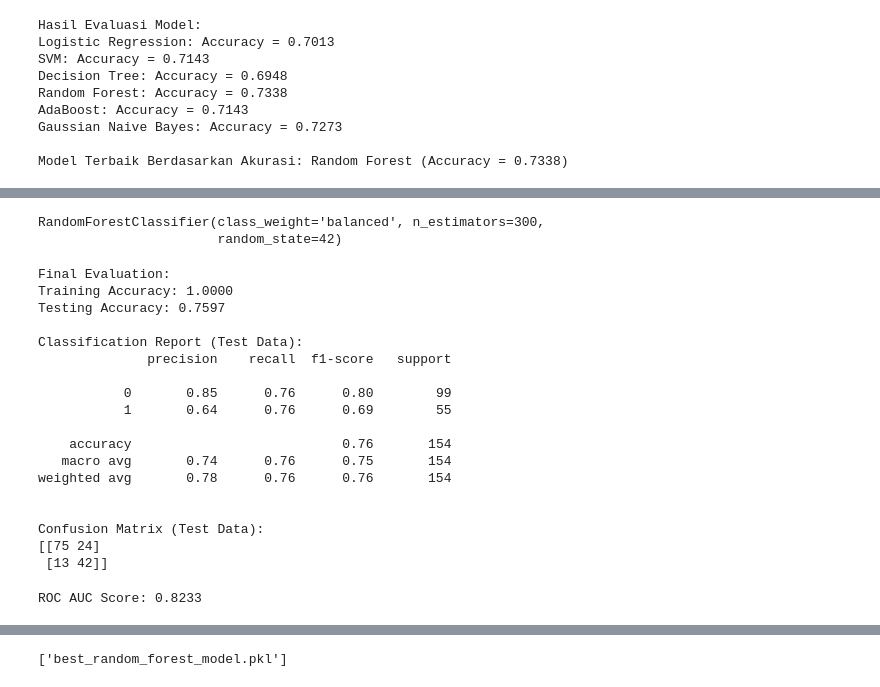
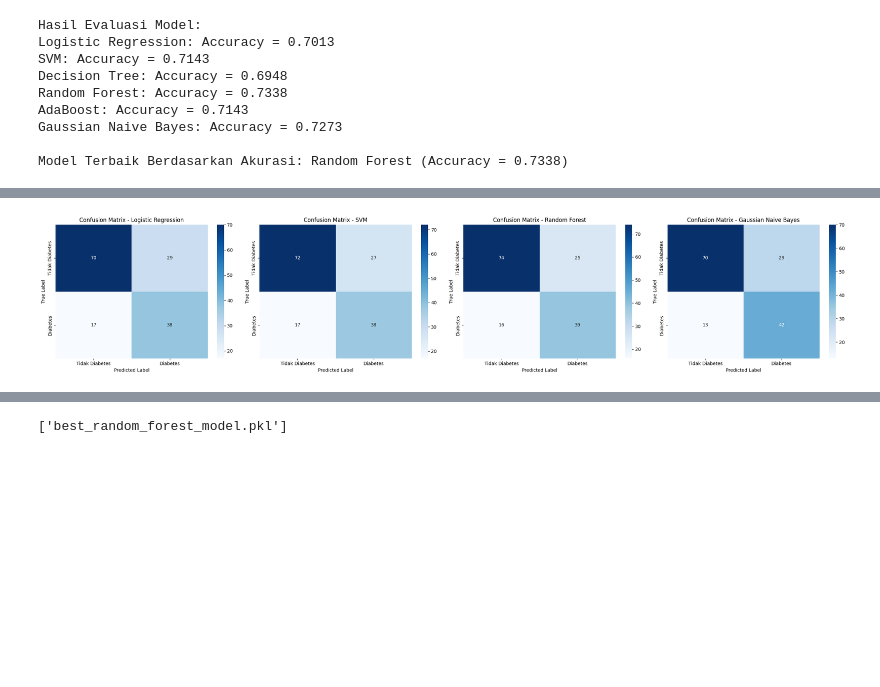
Before and after one commit to HelgaFaisa/Project_Predict, a Jupyter notebook: flask/Data_Transformation.ipynb, the cells around one changed output, grey strips where cells are left out. Drawn from its saved outputs; the diff is of its cells as text; code cells hidden in the pictures; blank space fills up the shorter version.

Commit message:
random forest

```diff
--- a/flask/Data_Transformation.ipynb
+++ b/flask/Data_Transformation.ipynb
@@ -329,45 +294,34 @@ Best CV Score: 0.8280357142857143
-# %%
-best_rf.fit(X_train_resampled, y_train_resampled)
-# %% [output]
-RandomForestClassifier(class_weight='balanced', n_estimators=300,
-                       random_state=42)
-# %%
-# 7. Final evaluation dengan model terbaik
-y_test_pred = best_rf.predict(X_test_scaled)  # Prediksi pada data test yang hanya di-scale
-y_train_pred = best_rf.predict(X_train_resampled)  # Prediksi pada data training yang di-SMOTE
-
-print("\nFinal Evaluation:")
-print(f"Training Accuracy: {accuracy_score(y_train_resampled, y_train_pred):.4f}")
-print(f"Testing Accuracy: {accuracy_score(y_test, y_test_pred):.4f}")
-print("\nClassification Report (Test Data):")
-print(classification_report(y_test, y_test_pred))
-print("\nConfusion Matrix (Test Data):")
-print(confusion_matrix(y_test, y_test_pred))
-# %% [output]
-Final Evaluation:
-Training Accuracy: 1.0000
-Testing Accuracy: 0.7597
-
-Classification Report (Test Data):
-              precision    recall  f1-score   support
-
-           0       0.85      0.76      0.80        99
-           1       0.64      0.76      0.69        55
-
-    accuracy                           0.76       154
-   macro avg       0.74      0.76      0.75       154
-weighted avg       0.78      0.76      0.76       154
-
-
-Confusion Matrix (Test Data):
-[[75 24]
- [13 42]]
-# %%
-# 8. Evaluasi tambahan untuk imbalanced data
-from sklearn.metrics import accuracy_score, classification_report, confusion_matrix, roc_auc_score, precision_recall_curve, auc
-if hasattr(best_rf, "predict_proba"):
-    y_prob = best_rf.predict_proba(X_test_scaled)[:, 1]
-    roc_auc = roc_auc_score(y_test, y_prob)
-    print(f"\nROC AUC Score: {roc_auc:.4f}")
-# %% [output]
-ROC AUC Score: 0.8233
+# %%
+from sklearn.metrics import confusion_matrix
+
+# Ambil model-model yang ingin dibandingkan
+models_to_compare = {
+    "Logistic Regression": models["Logistic Regression"],
+    "SVM": models["SVM"],  # Tambahkan SVM
+    "Random Forest": models["Random Forest"],
+    "Gaussian Naive Bayes": models["Gaussian Naive Bayes"]
+}
+
+# Buat subplots untuk setiap confusion matrix
+fig, axes = plt.subplots(1, len(models_to_compare), figsize=(25, 5))  # Sesuaikan ukuran figure
+
+for i, (name, model) in enumerate(models_to_compare.items()):
+    # Prediksi dengan model
+    y_pred = model.predict(X_test_scaled)
+
+    # Buat confusion matrix
+    cm = confusion_matrix(y_test, y_pred)
+
+    # Visualisasikan confusion matrix
+    sns.heatmap(cm, annot=True, fmt='d', cmap='Blues',
+                xticklabels=['Tidak Diabetes', 'Diabetes'],
+                yticklabels=['Tidak Diabetes', 'Diabetes'],
+                ax=axes[i])
+    axes[i].set_xlabel('Predicted Label')
+    axes[i].set_ylabel('True Label')
+    axes[i].set_title(f'Confusion Matrix - {name}')
+
+plt.tight_layout()
+plt.show()
+# %% [output]
+[figure, added]
```
Also changed, not shown: parts of 7 cells of this notebook, 2 other files.
